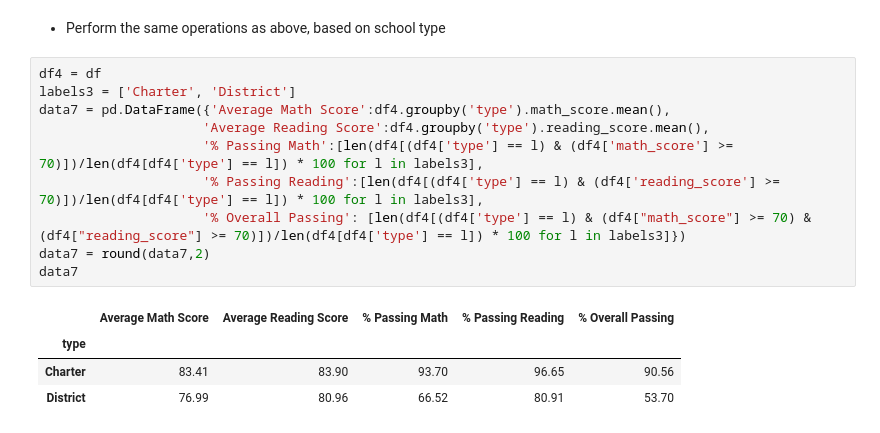
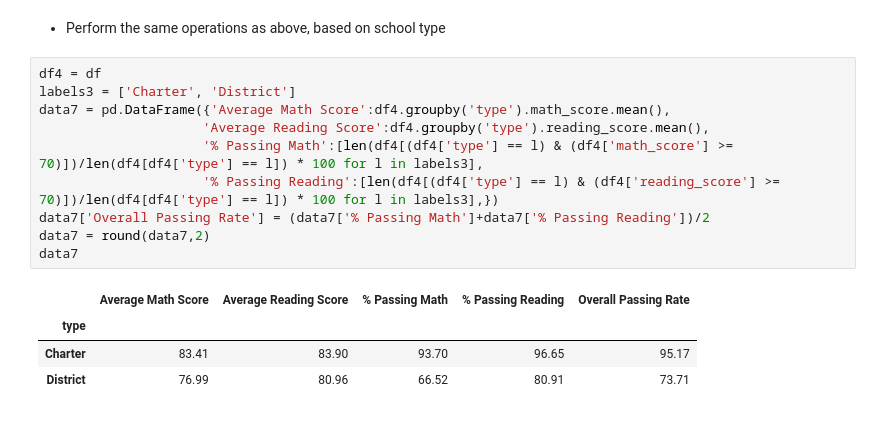
Before and after one commit to NSkinnerSci/pandas-challenge, a Jupyter notebook: PyCitySchools/PyCitySchools.ipynb, the cells around one changed output. Drawn from its saved outputs; the diff is of its cells as text.

```diff
--- a/PyCitySchools/PyCitySchools.ipynb
+++ b/PyCitySchools/PyCitySchools.ipynb
@@ -265,15 +265,15 @@ data6
 # %%
 df4 = df
 labels3 = ['Charter', 'District']
 data7 = pd.DataFrame({'Average Math Score':df4.groupby('type').math_score.mean(),
                      'Average Reading Score':df4.groupby('type').reading_score.mean(),
                      '% Passing Math':[len(df4[(df4['type'] == l) & (df4['math_score'] >= 70)])/len(df4[df4['type'] == l]) * 100 for l in labels3],
-                     '% Passing Reading':[len(df4[(df4['type'] == l) & (df4['reading_score'] >= 70)])/len(df4[df4['type'] == l]) * 100 for l in labels3],
-                     '% Overall Passing': [len(df4[(df4['type'] == l) & (df4["math_score"] >= 70) & (df4["reading_score"] >= 70)])/len(df4[df4['type'] == l]) * 100 for l in labels3]})
+                     '% Passing Reading':[len(df4[(df4['type'] == l) & (df4['reading_score'] >= 70)])/len(df4[df4['type'] == l]) * 100 for l in labels3],})
+data7['Overall Passing Rate'] = (data7['% Passing Math']+data7['% Passing Reading'])/2
 data7 = round(data7,2)
 data7
 # %% [output]
-|  | Average Math Score | Average Reading Score | % Passing Math | % Passing Reading | % Overall Passing |
+|  | Average Math Score | Average Reading Score | % Passing Math | % Passing Reading | Overall Passing Rate |
 | type |  |  |  |  |  |
-| Charter | 83.41 | 83.90 | 93.70 | 96.65 | 90.56 |
-| District | 76.99 | 80.96 | 66.52 | 80.91 | 53.70 |
+| Charter | 83.41 | 83.90 | 93.70 | 96.65 | 95.17 |
+| District | 76.99 | 80.96 | 66.52 | 80.91 | 73.71 |
```
Also changed, not shown: parts of 2 cells of this notebook.
